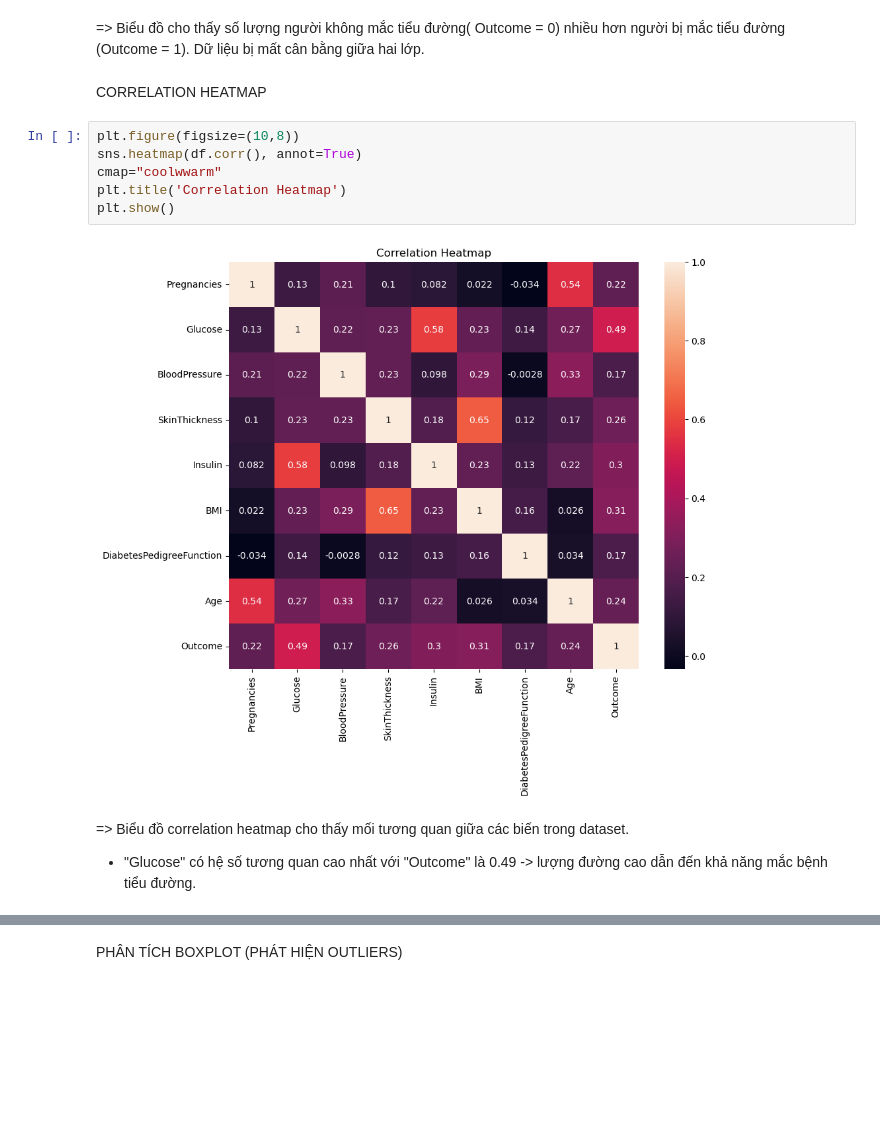
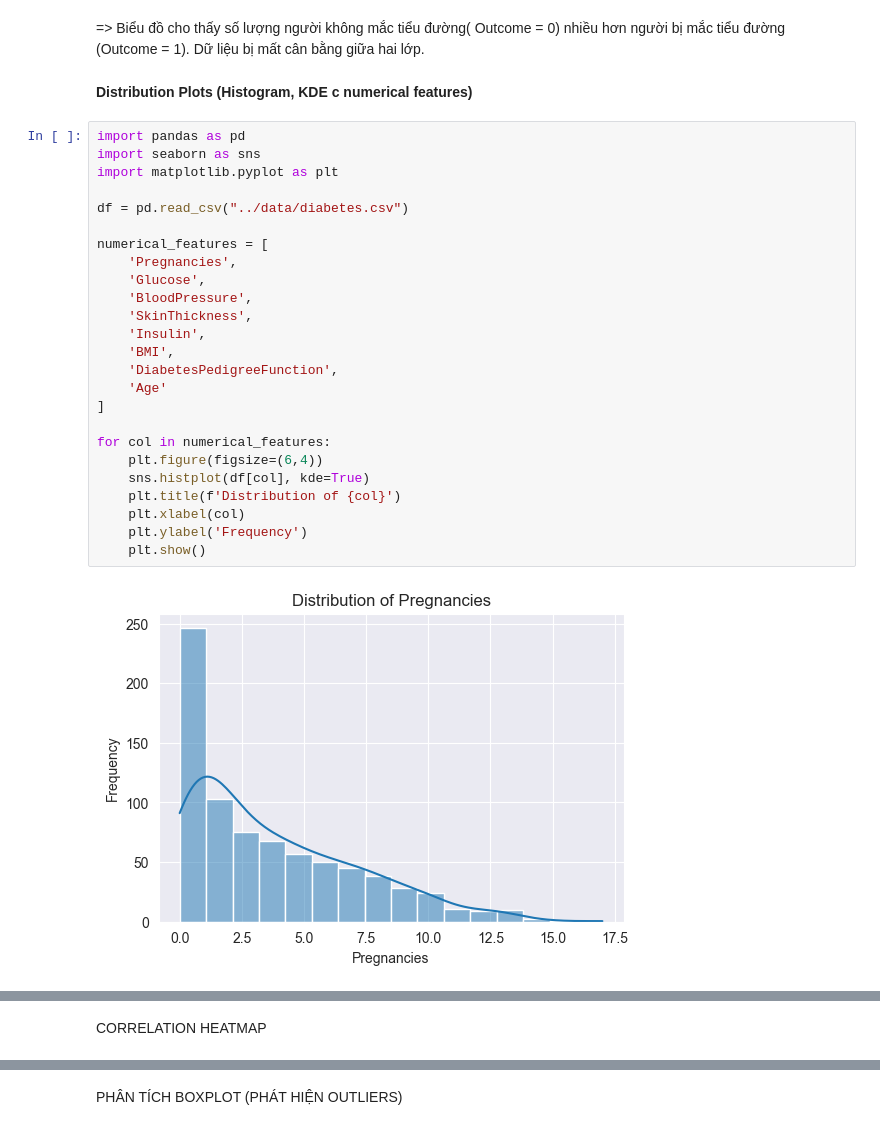
Before and after one commit to hongyen-oss/Diabetes-Prediction, a Jupyter notebook: Notebooks/EDA.ipynb, the cells around one changed output, grey strips where cells are left out. Cells and saved outputs as stored; diff of their text form; blank space fills up the shorter version.

```diff
--- a/Notebooks/EDA.ipynb
+++ b/Notebooks/EDA.ipynb
@@ -125,16 +125,32 @@ Name: proportion, dtype: float64
 # %% [markdown]
 => Biểu đồ cho thấy số lượng người không mắc tiểu đường( Outcome = 0) nhiều hơn người bị mắc tiểu đường (Outcome = 1).
 Dữ liệu bị mất cân bằng giữa hai lớp.
-# %% [markdown]
-CORRELATION HEATMAP
-# %%
-plt.figure(figsize=(10,8))
-sns.heatmap(df.corr(), annot=True)
-cmap="coolwwarm"
-plt.title('Correlation Heatmap')
-plt.show()
-# %% [output]
-[figure, removed]
-# %% [markdown]
-=> Biểu đồ correlation heatmap cho thấy mối tương quan giữa các biến trong dataset.
-+ "Glucose" có hệ số tương quan cao nhất với "Outcome" là 0.49 -> lượng đường cao dẫn đến khả năng mắc bệnh tiểu đường.
+# %% [markdown]
+**Distribution Plots (Histogram, KDE c numerical features)**
+# %%
+import pandas as pd
+import seaborn as sns
+import matplotlib.pyplot as plt
+
+df = pd.read_csv("../data/diabetes.csv")
+
+numerical_features = [
+    'Pregnancies',
+    'Glucose',
+    'BloodPressure',
+    'SkinThickness',
+    'Insulin',
+    'BMI',
+    'DiabetesPedigreeFunction',
+    'Age'
+]
+
+for col in numerical_features:
+    plt.figure(figsize=(6,4))
+    sns.histplot(df[col], kde=True)
+    plt.title(f'Distribution of {col}')
+    plt.xlabel(col)
+    plt.ylabel('Frequency')
+    plt.show()
+# %% [output]
+[figure, added]
@@ -140,0 +164,2 @@ plt.show()
+# %% [markdown]
+CORRELATION HEATMAP
```
Also changed, not shown: parts of 8 cells of this notebook.
